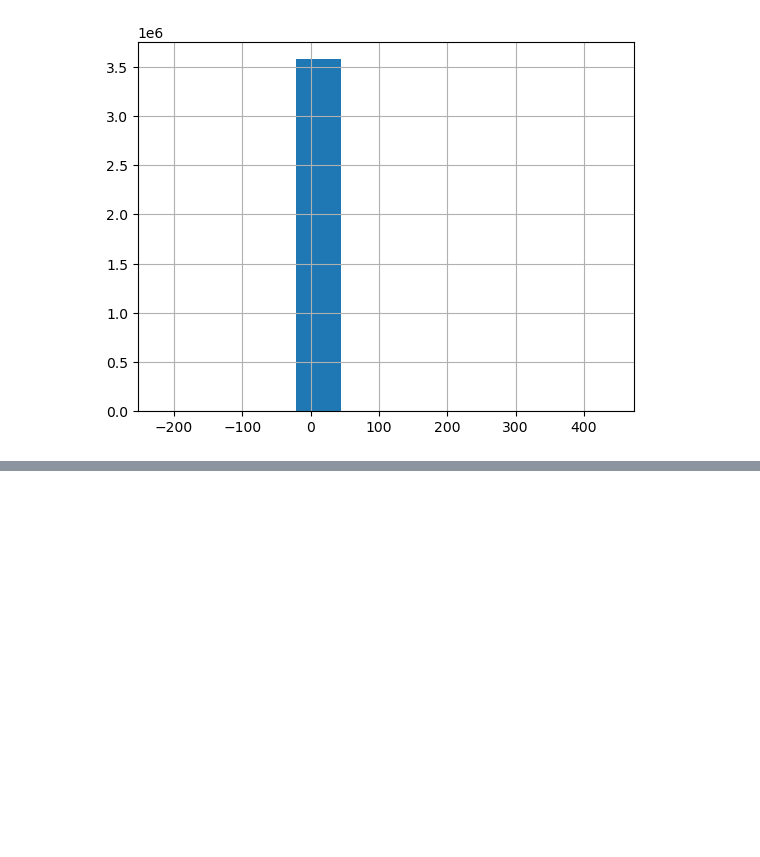
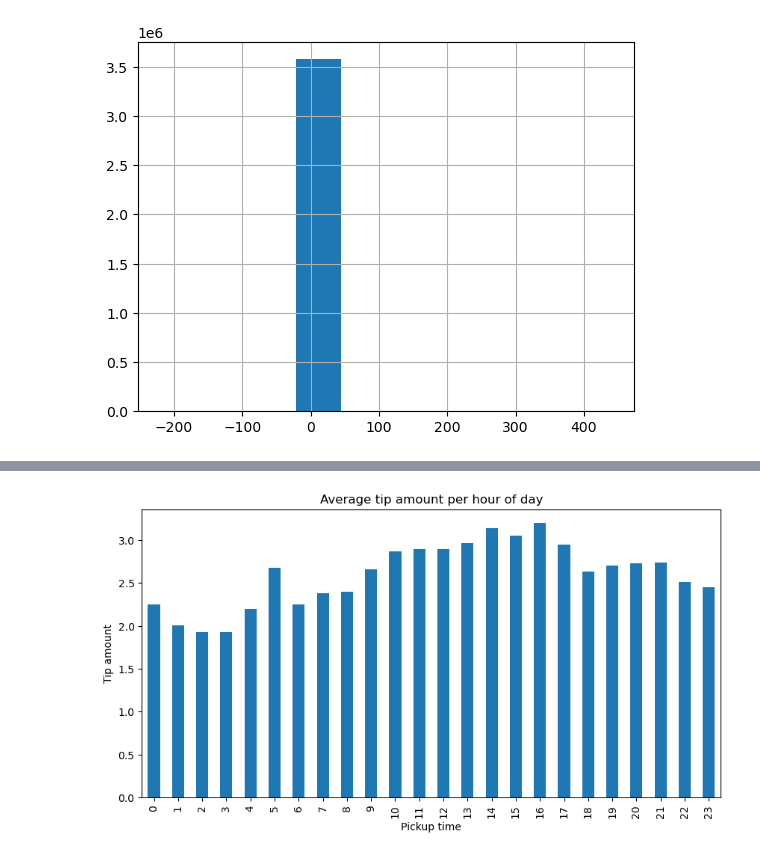
Before and after one commit to digiolu/DataEngineering, a Jupyter notebook: data exploration.ipynb, the cells around one changed output, grey strips where cells are left out. Drawn from its saved outputs; the diff is of its cells as text; code cells hidden in the pictures; blank space fills up the shorter version.

Commit message:
neue plots

```diff
--- a/data exploration.ipynb
+++ b/data exploration.ipynb
@@ -2,6 +2,10 @@
 import pandas as pd
 
 df = pd.read_parquet("yellow_tripdata_2025-02.parquet")
+
+df["tpep_pickup_datetime"] = pd.to_datetime(df["tpep_pickup_datetime"], errors="coerce")
+df["tpep_dropoff_datetime"] = pd.to_datetime(df["tpep_dropoff_datetime"], errors="coerce")
+
 df.head()
 # %% [output]
 |  | VendorID | tpep_pickup_datetime | tpep_dropoff_datetime | passenger_count | trip_distance | RatecodeID | ... |
@@ -181,3 +185,7 @@ df["tip_amount"].hist()
 # %%
 # weather data?
 #https://www.kaggle.com/datasets/alejopaullier/new-york-city-weather-data-2019
+# %%
+df["pickup_hour"] = df["tpep_pickup_datetime"].dt.hour
+#df["pickup_hour"] = df["tpep_pickup_datetime"].dt.hour + df["tpep_pickup_datetime"].dt.minute/60 + df["tpep_pickup_datetime"].dt.second/3600
+df.head()
@@ -183,0 +200,10 @@ df["tip_amount"].hist()
+# %%
+import matplotlib.pyplot as plt
+avg_tips_per_hr = df.groupby("pickup_hour")["tip_amount"].mean()
+avg_tips_per_hr.plot(kind="bar", figsize=(10,5))
+plt.xlabel("Pickup time")
+plt.ylabel("Tip amount")
+plt.title("Average tip amount per hour of day")
+plt.show()
+# %% [output]
+[figure, added]
```
Also changed, not shown: parts of 6 cells of this notebook.
